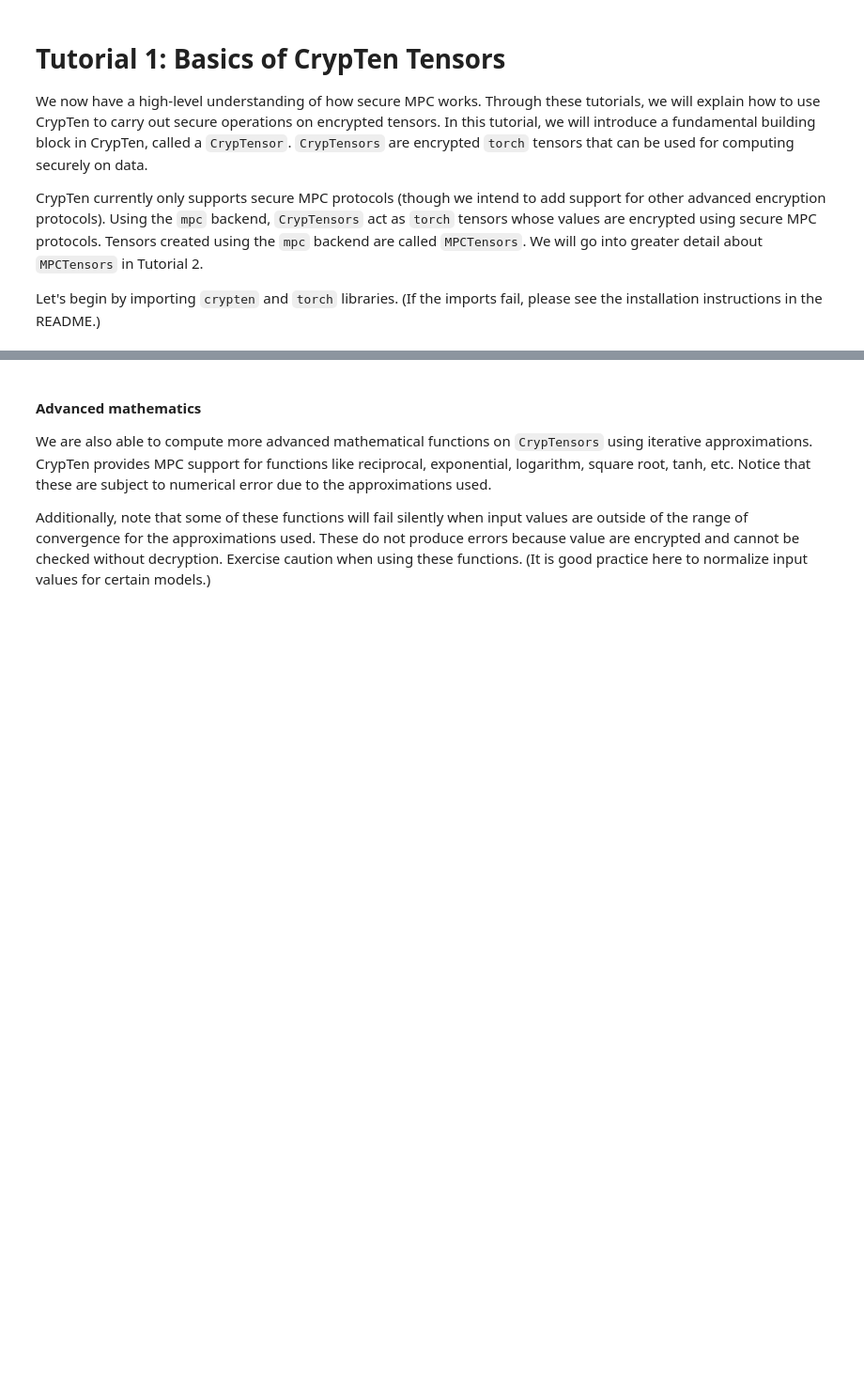
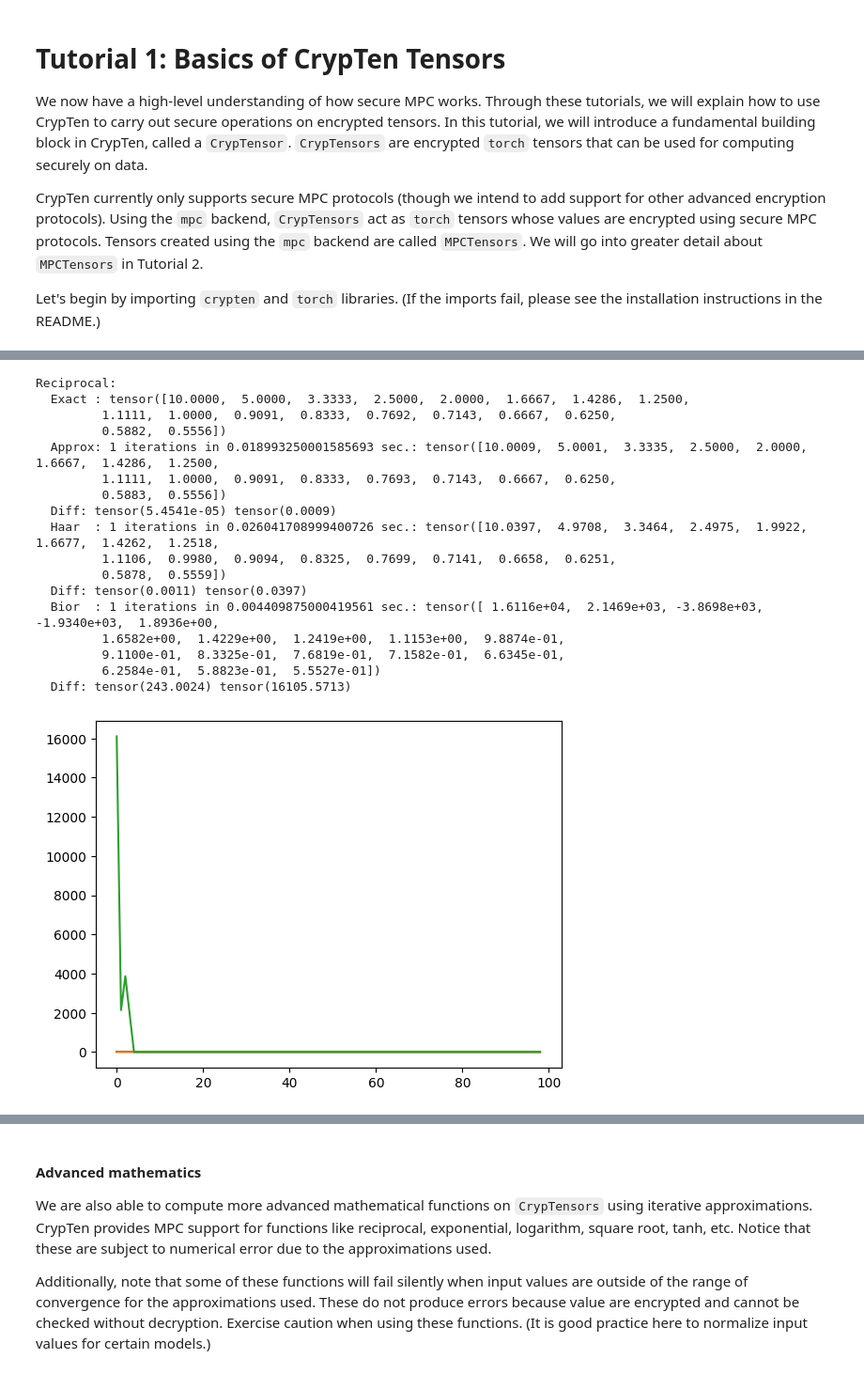
Before and after one commit to jimouris/curl, a Jupyter notebook: tutorials/Tutorial_0_Function_Approximations.ipynb, the cells around one changed output, grey strips where cells are left out. Shown at 94% size. Cells and saved outputs as stored; diff of their text form; code cells hidden in the pictures; blank space fills up the shorter version.

```diff
--- a/tutorials/Tutorial_0_Function_Approximations.ipynb
+++ b/tutorials/Tutorial_0_Function_Approximations.ipynb
@@ -100,0 +136,50 @@ torch.Size([200])
+# %%
+# x = torch.tensor([0.00005, 0.0001, 0.005, 0.01, 0.05, 0.1, 0.5, 1]) # , 5, 10, 50, 100 , 500, 1000, 5000, 10000, 50000])
+x = torch.arange(0.1, 10, 0.1)
+x_enc = crypten.cryptensor(x)
+
+print("\nReciprocal:")
+print("  Exact :", x.reciprocal()[:print_terms])
+with cfg.temp_override({"functions.reciprocal_method": 'NR', "functions.exp_method": 'limit'}):
+    start1 = timeit.default_timer()
+    for _ in range(num_iters):
+        z_enc = x_enc.reciprocal()  # Private
+    print("  Approx:", num_iters, "iterations in",  timeit.default_timer() - start1, "sec.:", z_enc.get_plain_text()[:print_terms])
+    print_diff(x.reciprocal(), z_enc)
+# with cfg.temp_override({"functions.reciprocal_method": 'NR', "functions.exp_method": 'limit', "functions.reciprocal_initial": 1}):
+#     start1 = timeit.default_timer()
+#     for _ in range(num_iters):
+#         z_enc = x_enc.reciprocal()  # Private
+#     print("  Approx:", num_iters, "iterations in",  timeit.default_timer() - start1, "sec.:", z_enc.get_plain_text()[:print_terms])
+#     print_diff(x.reciprocal(), z_enc)
+with cfg.temp_override({"functions.reciprocal_method": 'haar'}):
+    start1 = timeit.default_timer()
+    for _ in range(num_iters):
+        z_enc = x_enc.reciprocal()  # Private
+    print("  Haar  :", num_iters, "iterations in",  timeit.default_timer() - start1, "sec.:", z_enc.get_plain_text()[:print_terms])
+    print_diff(x.reciprocal(), z_enc)
+with cfg.temp_override({"functions.reciprocal_method": 'bior'}):
+    start1 = timeit.default_timer()
+    for _ in range(num_iters):
+        z_enc = x_enc.reciprocal()  # Private
+    print("  Bior  :", num_iters, "iterations in",  timeit.default_timer() - start1, "sec.:", z_enc.get_plain_text()[:print_terms])
+    print_diff(x.reciprocal(), z_enc)
+# %% [output]
+Reciprocal:
+  Exact : tensor([10.0000,  5.0000,  3.3333,  2.5000,  2.0000,  1.6667,  1.4286,  1.2500,
+         1.1111,  1.0000,  0.9091,  0.8333,  0.7692,  0.7143,  0.6667,  0.6250,
+         0.5882,  0.5556])
+  Approx: 1 iterations in 0.018993250001585693 sec.: tensor([10.0009,  5.0001,  3.3335,  2.5000,  2.0000,  1.6667,  1.4286,  1.2500,
+         1.1111,  1.0000,  0.9091,  0.8333,  0.7693,  0.7143,  0.6667,  0.6250,
+         0.5883,  0.5556])
+  Diff: tensor(5.4541e-05) tensor(0.0009)
+  Haar  : 1 iterations in 0.026041708999400726 sec.: tensor([10.0397,  4.9708,  3.3464,  2.4975,  1.9922,  1.6677,  1.4262,  1.2518,
+         1.1106,  0.9980,  0.9094,  0.8325,  0.7699,  0.7141,  0.6658,  0.6251,
+         0.5878,  0.5559])
+  Diff: tensor(0.0011) tensor(0.0397)
+  Bior  : 1 iterations in 0.004409875000419561 sec.: tensor([ 1.6116e+04,  2.1469e+03, -3.8698e+03, -1.9340e+03,  1.8936e+00,
+         1.6582e+00,  1.4229e+00,  1.2419e+00,  1.1153e+00,  9.8874e-01,
+         9.1100e-01,  8.3325e-01,  7.6819e-01,  7.1582e-01,  6.6345e-01,
+         6.2584e-01,  5.8823e-01,  5.5527e-01])
+  Diff: tensor(243.0024) tensor(16105.5713)
+[figure, added]
```
Also changed, not shown: parts of 11 cells of this notebook, 7 other files.
